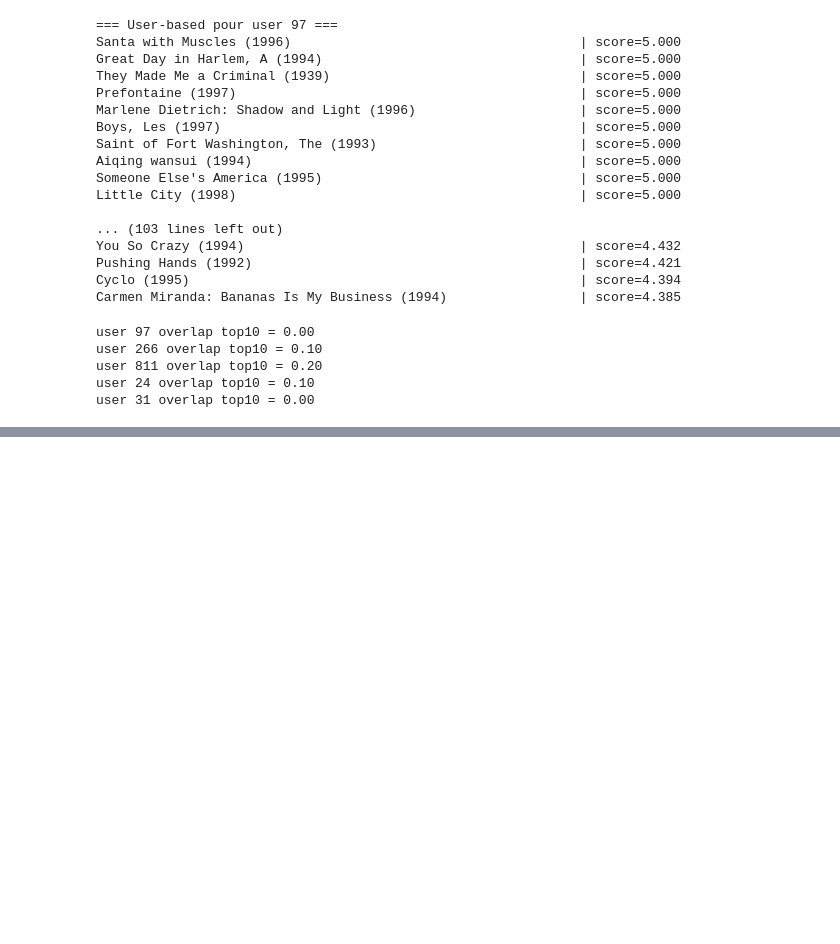
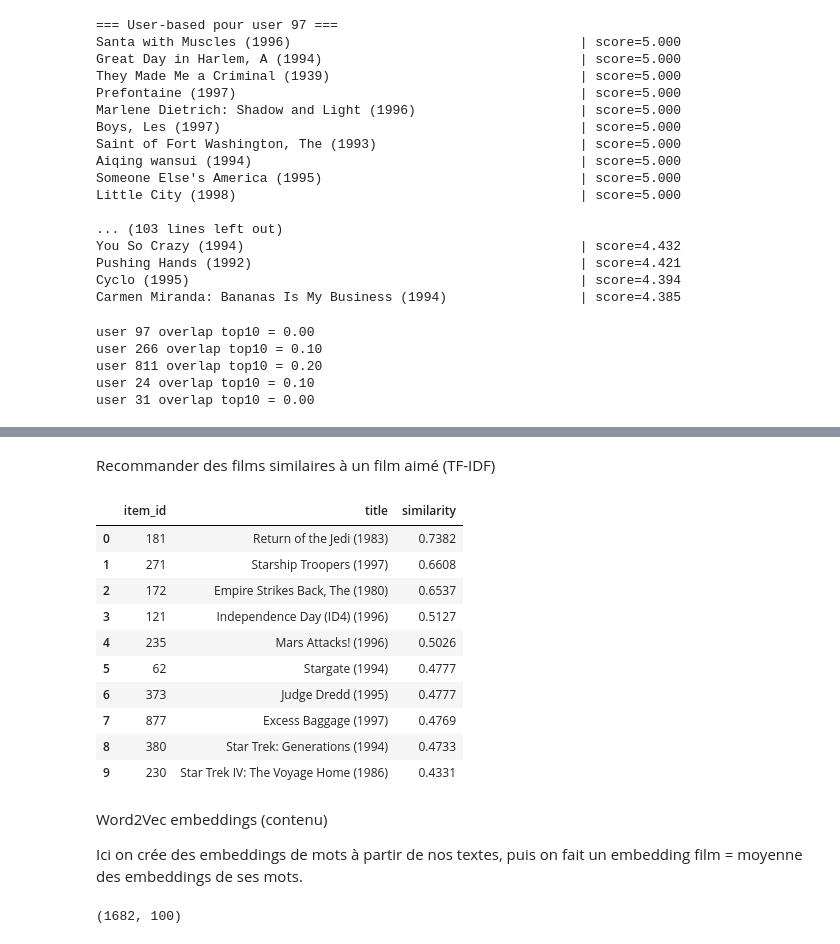
Before and after one commit to fomen2001/systeme-de-recommandation, a Jupyter notebook: projet-sys-recommand-M22.ipynb, the cells around one changed output, grey strips where cells are left out. Cells and saved outputs as stored; diff of their text form; code cells hidden in the pictures; blank space fills up the shorter version.

```diff
--- a/projet-sys-recommand-M22.ipynb
+++ b/projet-sys-recommand-M22.ipynb
@@ -363,0 +481,61 @@ user 31 overlap top10 = 0.00
+# %% [markdown]
+Recommander des films similaires à un film aimé (TF-IDF)
+# %%
+from sklearn.metrics.pairwise import cosine_similarity
+
+def similar_movies_tfidf(movie_id, movie_profiles, X_items, topn=10):
+    if movie_id not in movie_id_to_idx:
+        return pd.DataFrame()
+    idx = movie_id_to_idx[movie_id]
+    sims = cosine_similarity(X_items[idx], X_items).ravel()
+    best = np.argsort(-sims)[1:topn+1]  # exclure lui-même
+    out = movie_profiles.iloc[best][["item_id","title"]].copy()
+    out["similarity"] = sims[best].round(4)
+    return out.reset_index(drop=True)
+
+# Exemple: films similaires au film 50 (Star Wars)
+similar_movies_tfidf(50, movie_profiles, X_tfidf, topn=10)
+# %% [output]
+|  | item_id | title | similarity |
+| 0 | 181 | Return of the Jedi (1983) | 0.7382 |
+| 1 | 271 | Starship Troopers (1997) | 0.6608 |
+| 2 | 172 | Empire Strikes Back, The (1980) | 0.6537 |
+| 3 | 121 | Independence Day (ID4) (1996) | 0.5127 |
+| 4 | 235 | Mars Attacks! (1996) | 0.5026 |
+| 5 | 62 | Stargate (1994) | 0.4777 |
+| 6 | 373 | Judge Dredd (1995) | 0.4777 |
+| 7 | 877 | Excess Baggage (1997) | 0.4769 |
+| 8 | 380 | Star Trek: Generations (1994) | 0.4733 |
+| 9 | 230 | Star Trek IV: The Voyage Home (1986) | 0.4331 |
+# %% [markdown]
+Word2Vec embeddings (contenu)
+
+Ici on crée des embeddings de mots à partir de nos textes, puis on fait un embedding film = moyenne des embeddings de ses mots.
+# %%
+from gensim.models import Word2Vec
+
+# Tokenisation simple
+def tokenize(text):
+    return re.findall(r"[a-zA-Z]+", text.lower())
+
+sentences = movie_profiles["text"].apply(tokenize).tolist()
+
+w2v = Word2Vec(
+    sentences=sentences,
+    vector_size=100,
+    window=5,
+    min_count=2,
+    workers=4,
+    sg=1   # skip-gram
+)
+
+def movie_embedding_w2v(tokens, model):
+    vecs = [model.wv[t] for t in tokens if t in model.wv]
+    if len(vecs) == 0:
+        return np.zeros(model.vector_size)
+    return np.mean(vecs, axis=0)
+
+X_w2v = np.vstack([movie_embedding_w2v(tokenize(t), w2v) for t in movie_profiles["text"]])
+X_w2v.shape
+# %% [output]
+(1682, 100)
```
Also changed, not shown: parts of 12 cells of this notebook, 1 other file.
